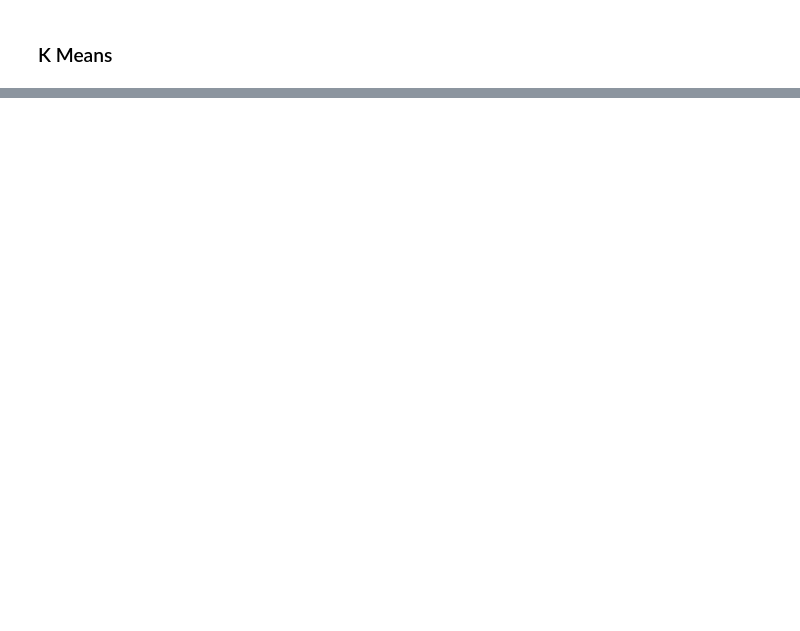
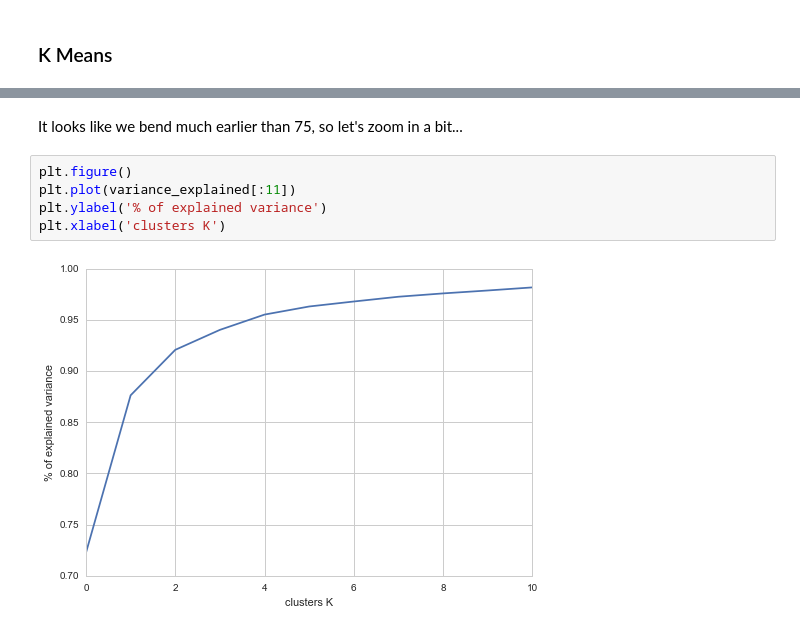
Before and after one commit to podopie/DAT18NYC, a Jupyter notebook: classes/15-distance_knn_kmeans.ipynb, the cells around one changed output, grey strips where cells are left out. Cells and saved outputs as stored; diff of their text form; blank space fills up the shorter version.

```diff
--- a/classes/15-distance_knn_kmeans.ipynb
+++ b/classes/15-distance_knn_kmeans.ipynb
@@ -279,0 +369,9 @@ for e, k in enumerate([1, 5, 40, 60, 100]):
+# %% [markdown]
+It looks like we bend much earlier than 75, so let's zoom in a bit...
+# %%
+plt.figure()
+plt.plot(variance_explained[:11])
+plt.ylabel('% of explained variance')
+plt.xlabel('clusters K')
+# %% [output]
+[figure, added]
```
Also changed, not shown: parts of 28 cells of this notebook, 6 other files.
